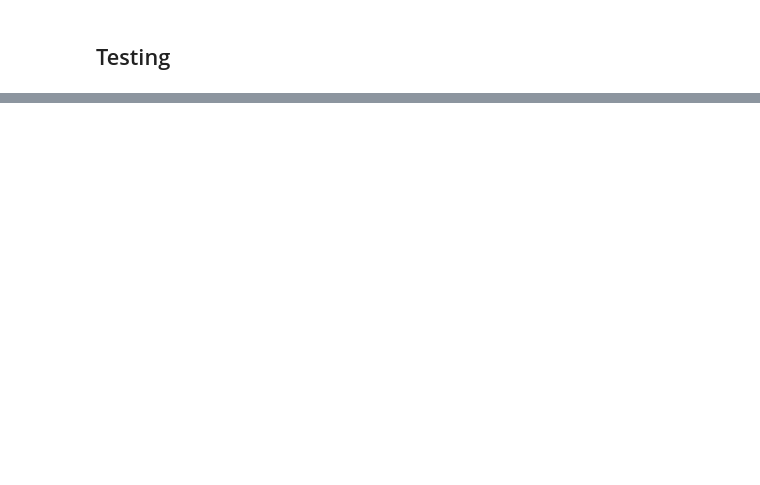
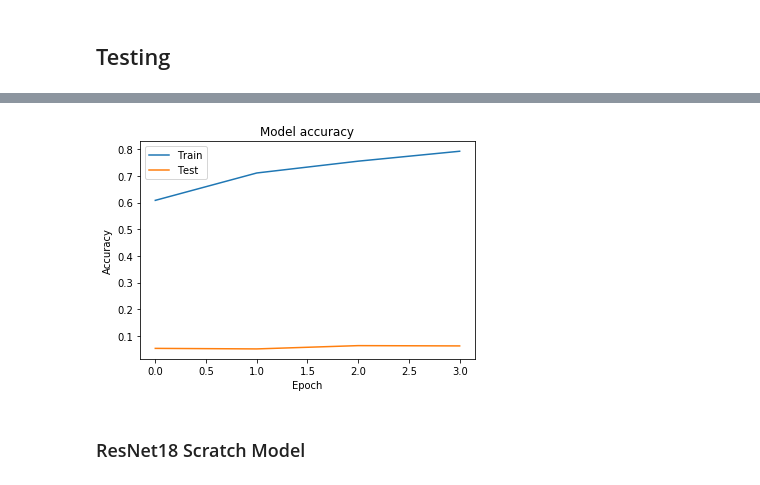
Before and after one commit to dudeperf3ct/TextRecognizer, a Jupyter notebook: Experiment-1/notebooks/exp_1.ipynb, the cells around one changed output, grey strips where cells are left out. Cells and saved outputs as stored; diff of their text form; code cells hidden in the pictures; blank space fills up the shorter version.

```diff
--- a/Experiment-1/notebooks/exp_1.ipynb
+++ b/Experiment-1/notebooks/exp_1.ipynb
@@ -210,0 +253,3 @@ if __name__ == '__main__':
+# %%
+x_train = np.stack([x_train] * 3, axis=-1)
+x_test = np.stack([x_test] * 3, axis=-1)
@@ -210,0 +310,16 @@ if __name__ == '__main__':
+# %%
+input_tensor = Input(shape=input_shape)
+base_model = ResNet50(weights='imagenet', include_top=False,
+                      input_tensor=input_tensor)
+#base_model = ResNet50V2(weights='imagenet', include_top=False)
+#base_model = ResNeXt50(weights='imagenet', include_top=False)
+
+x = base_model.output
+x = GlobalAveragePooling2D()(x)
+# let's add a fully-connected layer
+x = Dense(1024, activation='relu')(x)
+# and a logistic layer with 62 classes
+predictions = Dense(num_classes, activation='softmax')(x)
+
+model = Model(inputs=base_model.input, outputs=predictions)
+model.summary()
@@ -210,0 +358,6 @@ if __name__ == '__main__':
+# %%
+# freeze all convolutional resnet layers
+for layer in base_model.layers:
+    layer.trainable = False
+
+model.compile(loss='categorical_crossentropy', optimizer='Adam', metrics=['acc'])
@@ -210,0 +366,12 @@ if __name__ == '__main__':
+# %%
+#train the model using fit_generator
+history = model.fit_generator(
+            generator=trn_generator,
+            steps_per_epoch=iters_train,
+            epochs=epochs,
+            callbacks=callbacks,
+            validation_data=val_generator,
+            validation_steps=iters_test,
+            use_multiprocessing=True,
+            shuffle=True
+        )
@@ -210,0 +391,12 @@ if __name__ == '__main__':
+# %%
+plt.plot(history.history['acc'])
+plt.plot(history.history['val_acc'])
+plt.title('Model accuracy')
+plt.ylabel('Accuracy')
+plt.xlabel('Epoch')
+plt.legend(['Train', 'Test'], loc='upper left')
+plt.show()
+# %% [output]
+[figure, added]
+# %% [markdown]
+### ResNet18 Scratch Model
```
Also changed, not shown: parts of 36 cells of this notebook.
